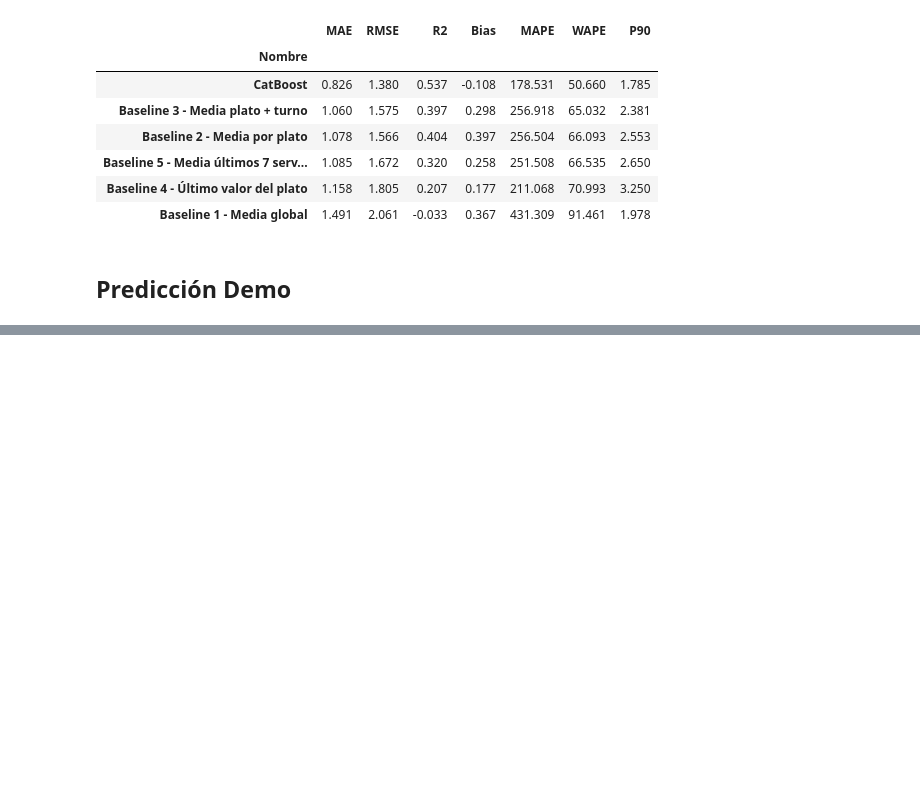
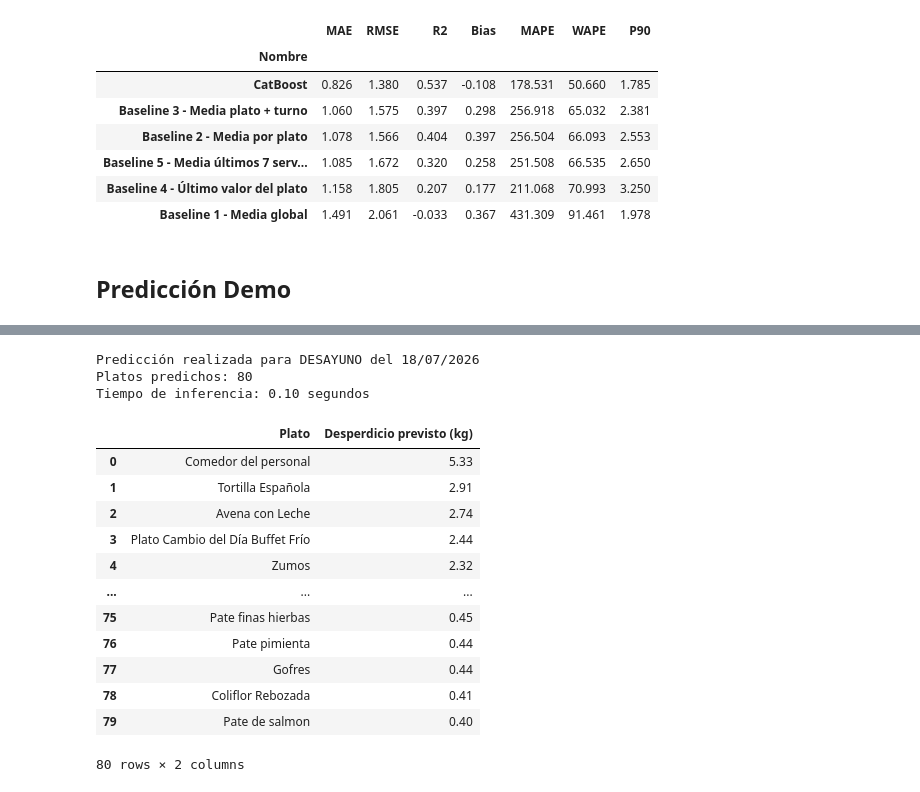
Before and after one commit to EduuGlez/food-waste-prediction, a Jupyter notebook: CatBoost_v2.ipynb, the cells around one changed output, grey strips where cells are left out. Drawn from its saved outputs; the diff is of its cells as text; code cells hidden in the pictures; blank space fills up the shorter version.

```diff
--- a/CatBoost_v2.ipynb
+++ b/CatBoost_v2.ipynb
@@ -2175,3 +2572,25 @@ def predecir_servicio(
 # %%
-%pip install ipywidgets
+tabla_sabado = predecir_servicio_rapido(
+    fecha="2026-07-18",
+    servicio="DESAYUNO",
+)
+
+display(tabla_sabado)
+# %% [output]
+Predicción realizada para DESAYUNO del 18/07/2026
+Platos predichos: 80
+Tiempo de inferencia: 0.10 segundos
+|  | Plato | Desperdicio previsto (kg) |
+| 0 | Comedor del personal | 5.33 |
+| 1 | Tortilla Española | 2.91 |
+| 2 | Avena con Leche | 2.74 |
+| 3 | Plato Cambio del Día Buffet Frío | 2.44 |
+| 4 | Zumos | 2.32 |
+| ... | ... | ... |
+| 75 | Pate finas hierbas | 0.45 |
+| 76 | Pate pimienta | 0.44 |
+| 77 | Gofres | 0.44 |
+| 78 | Coliflor Rebozada | 0.41 |
+| 79 | Pate de salmon | 0.40 |
+80 rows × 2 columns
 # %%
```
Also changed, not shown: parts of 11 cells of this notebook, 3 other files.
